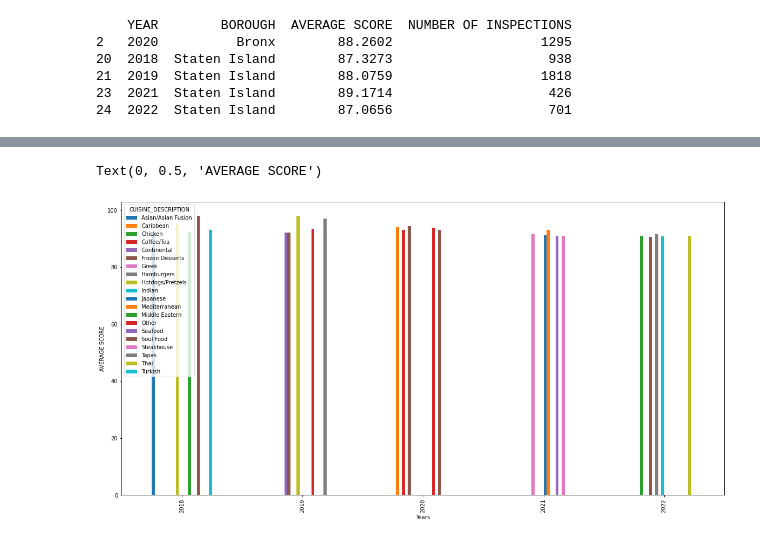
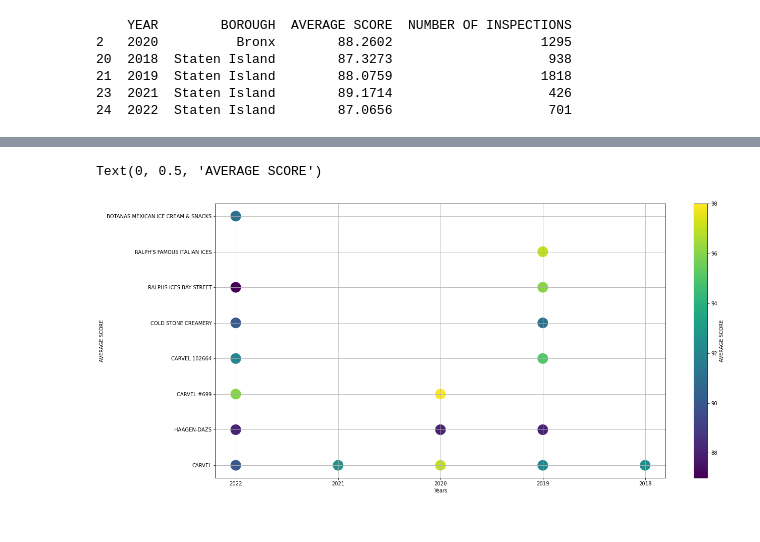
Before and after one commit to IfElseRun/Python-Data-Analysis, a Jupyter notebook: business-case-data-analysis.ipynb, the cells around one changed output, grey strips where cells are left out. Cells and saved outputs as stored; diff of their text form; code cells hidden in the pictures.

```diff
--- a/business-case-data-analysis.ipynb
+++ b/business-case-data-analysis.ipynb
@@ -50,27 +152,55 @@ print(r[m])
 # %%
 #
 # SQL query o
-q1 = ('''SELECT a.* FROM ( SELECT year(INSPECTION_DATE) AS `YEAR`, CUISINE_DESCRIPTION, AVG(WEIGHED_SCORE) AS `AVERAGE SCORE`, COUNT(SCORE) AS `NUMBER OF INSPECTIONS`, RANK() OVER ( PARTITION BY `YEAR` ORDER BY `AVERAGE SCORE` DESC ) score_rank FROM nyc_restaurants.clean_data WHERE BORO = 'Staten Island' GROUP BY `YEAR`, CUISINE_DESCRIPTION ) AS a WHERE a.score_rank <= 5 ORDER BY a.`YEAR` ASC, a.score_rank ASC;''')
+"""
+q2 = ('''SELECT a.*
+            FROM (
+                SELECT
+                    cast(year(INSPECTION_DATE) as nchar) AS `YEAR`,
+                    CUISINE_DESCRIPTION,
+                    AVG(WEIGHED_SCORE) AS `AVERAGE SCORE`,
+                    COUNT(SCORE) AS `NUMBER OF INSPECTIONS`,
+                    CAMIS,
+                    DBA,
+                    RANK() OVER ( PARTITION BY `YEAR` ORDER BY `AVERAGE SCORE` DESC ) score_rank,
+                    LAST_VALUE(year(INSPECTION_DATE)) OVER (
+                                    PARTITION BY CUISINE_DESCRIPTION
+                                    ORDER BY year(INSPECTION_DATE)
+                                    RANGE BETWEEN
+                                        UNBOUNDED PRECEDING AND
+                                        UNBOUNDED FOLLOWING
+                                ) last_year
+                FROM nyc_restaurants.clean_data
+                WHERE BORO = 'Staten Island' AND CUISINE_DESCRIPTION = 'Coffee/Tea'
+                GROUP BY `YEAR`, DBA
+            ) AS a
+            WHERE a.`score_rank` <= 10 AND `last_year` = year(now())
+            ORDER BY a.`YEAR` ASC, a.score_rank ASC;''')
+"""
+q2 = ('''SELECT * FROM nyc_restaurants.borough_cuisine_restaurant_analysis;''')
 
 # Convert the SQL query to Pandas DataFrame
-r1 = pd.read_sql(q1,  new_connection.con)
-df_pivot = pd.pivot_table(
-    r1,
-    values="AVERAGE SCORE",
-    index="YEAR",
-    columns="CUISINE_DESCRIPTION",
-    aggfunc=np.mean
-)
+r2 = pd.read_sql(q2,  new_connection.con)
+#df_pivot = pd.pivot_table(
+#    r2,
+#    values="AVERAGE SCORE",
+#    index="YEAR",
+#    columns="DBA",
+#    aggfunc=np.mean
+#)
+
+ax = r2.plot.scatter(x = 'YEAR', y = 'DBA', s = 400, grid=True, c = 'AVERAGE SCORE', colormap='viridis', sharex=False);
+
 # Plot a bar chart using the DF
-ax = df_pivot.plot(kind="bar")
+#ax = df_pivot.plot(kind="bar")
 # Get a Matplotlib figure from the axes object for formatting purposes
 fig = ax.get_figure()
 # Change the plot dimensions (width, height)
 fig.set_size_inches(20,10)
 # Change the axes labels
 ax.set_xlabel("Years")
 ax.set_ylabel("AVERAGE SCORE")
 # %% [output]
 Text(0, 0.5, 'AVERAGE SCORE')
-[figure, old version]
+[figure, new version]
 # %%
```
Also changed, not shown: parts of 7 cells of this notebook.
